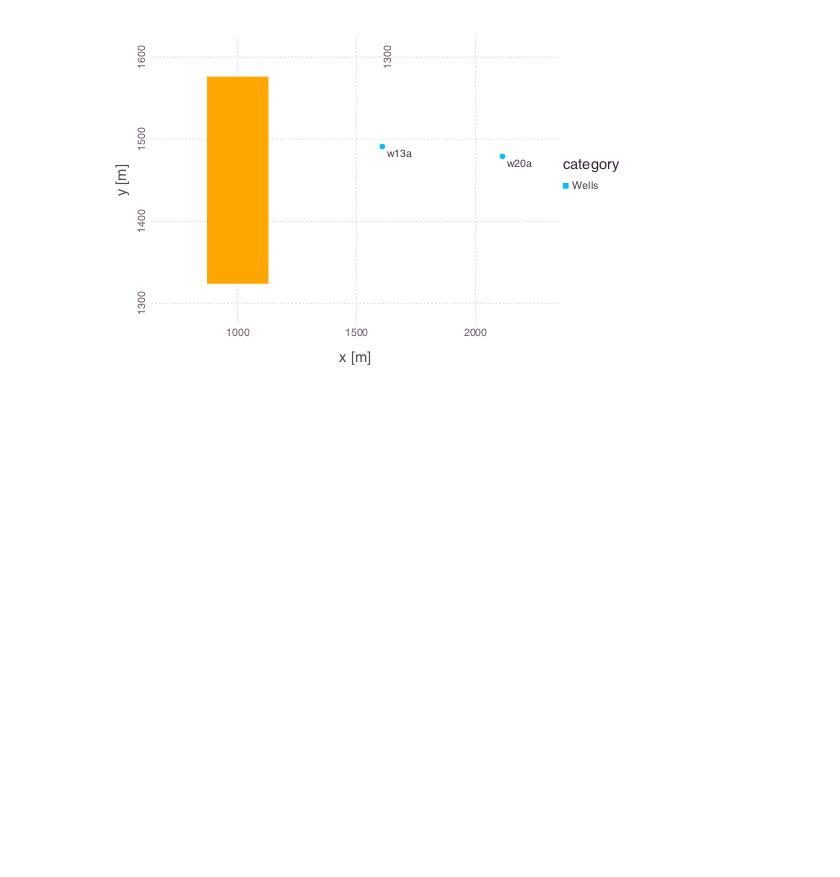
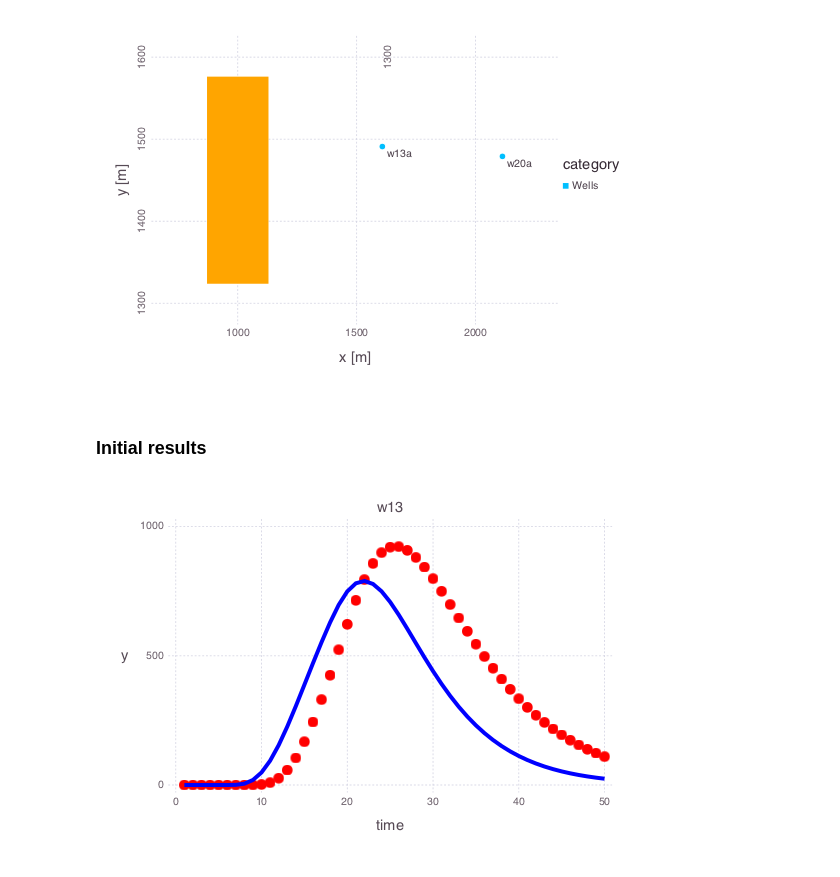
Before and after one commit to madsjulia/Mads.jl, a Jupyter notebook: notebooks/contamination.ipynb, the cells around one changed output. Cells and saved outputs as stored; diff of their text form; code cells hidden in the pictures; blank space fills up the shorter version.

```diff
--- a/notebooks/contamination.ipynb
+++ b/notebooks/contamination.ipynb
@@ -37,3 +37,9 @@ Mads.wellon!(md, "w20a") # use well w20a
 Mads.plotmadsproblem(md, keyword="w13a_w20a")
 # %% [output]
 [figure]
+# %% [markdown]
+### Initial results
+# %%
+Mads.plotmatches(md, r"w13")
+# %% [output]
+[figure, added]
```
Also changed, not shown: parts of 2 cells of this notebook, 3 other files.
